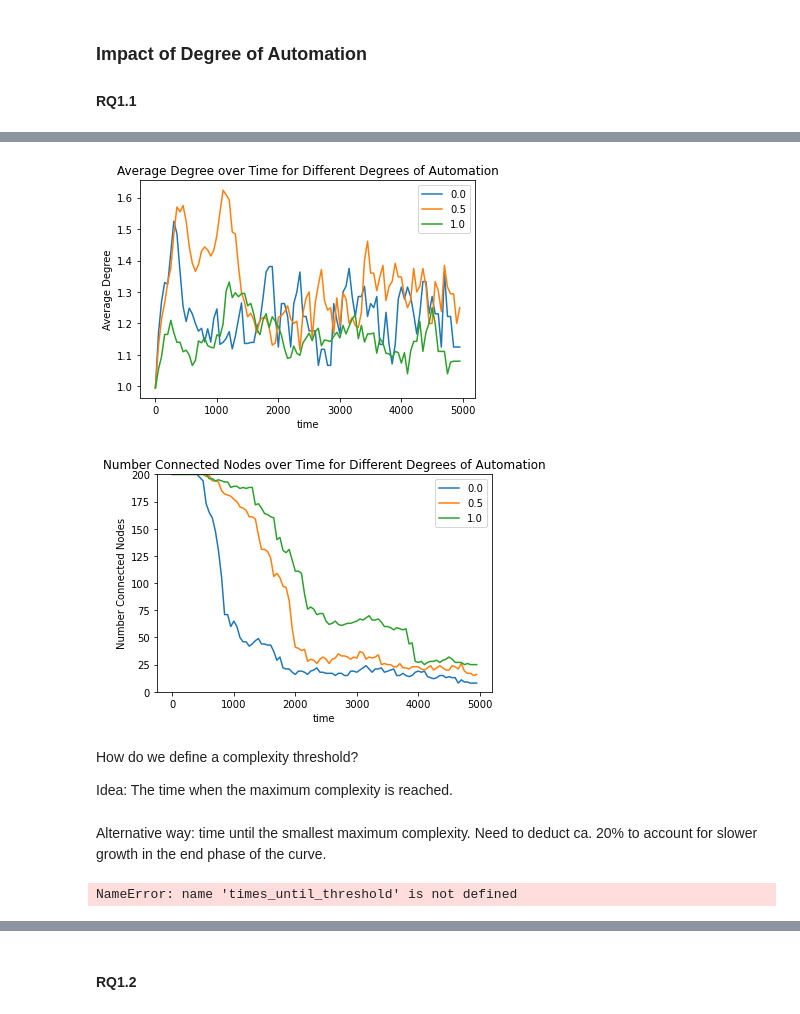
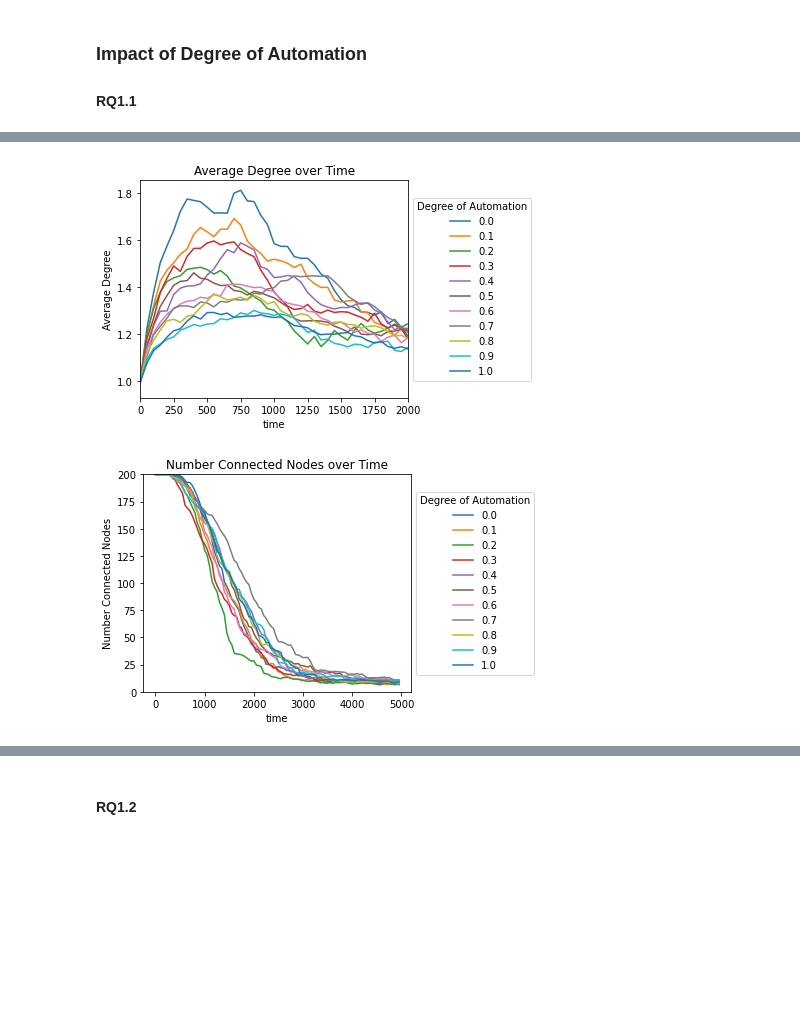
Before and after one commit to lennartebert/process_simulation, a Jupyter notebook: Process Simulation.ipynb, the cells around one changed output, grey strips where cells are left out. Cells and saved outputs as stored; diff of their text form; code cells hidden in the pictures; blank space fills up the shorter version.

```diff
--- a/Process Simulation.ipynb
+++ b/Process Simulation.ipynb
@@ -15,7 +16,7 @@ import os
 # %% [markdown]
 Global settings
 # %%
-load_results_from_path = False
+load_results_from_path = True
 # %% [markdown]
 ## Replication of Results by Pentland
 # %% [markdown]
@@ -198,11 +200,12 @@ i = 0 # percentage of non-standard case input
 v_h_i = v_h # chance of variation for a human actor if process input is non-standard
 v_a_i = v_a # chance of variation if automized activity if process input is non-standard
 
+complexity_measure = 'Average Degree'
+
+# TODO set for final experiment
 runs_per_experiment = 10 # number of runs for each experiment
+experiments = 10
 
-# varying
-
-experiments = 2
 a_values = [i/experiments for i in range(0, experiments + 1, 1)] # percentage of activities that are automated
 # %%
 a_results_path = os.path.join('experiment_results', 'results_a_values.pkl')
@@ -228,23 +244,31 @@ else:
 # %%
+avg_simulation_results = [simulation_result.groupby(level=1).mean() for simulation_result in simulation_results]
+
 # overlay the complexity curve of the graphs
 fig, ax = plt.subplots()
-for a_value, simulation_result in zip(a_values, simulation_results):
-    simulation_result.plot(y = 'average degree',ax = ax, label = a_value)
-ax.set_ylabel("Average Degree")
-ax.set_title("Average Degree over Time for Different Degrees of Automation")
+for a_value, simulation_result in zip(a_values, avg_simulation_results):
+    simulation_result.plot(y = complexity_measure.lower(),ax = ax, label = a_value)
+ax.set_ylabel(complexity_measure)
+ax.set_xlim(0, 2000)
+ax.set_title(f"{complexity_measure} over Time")
+
+box = ax.get_position()
+ax.set_position([box.x0, box.y0, box.width * 0.8, box.height])
+ax.legend(loc='center left', bbox_to_anchor=(1, 0.5), title='Degree of Automation')
 
 # overlay the number_of_connected_nodes of the graphs
 fig, ax = plt.subplots()
-for a_value, simulation_result in zip(a_values, simulation_results):
-    simulation_result.plot(y = 'number of connected nodes',ax = ax, label = a_value)
+for a_value, simulation_result in zip(a_values, avg_simulation_results):
+    simulation_result.plot(y = 'number of connected nodes', ax = ax, label = a_value)
 ax.set_ylabel("Number Connected Nodes")
 ax.set_ylim(0, l)
-ax.set_title("Number Connected Nodes over Time for Different Degrees of Automation")
+ax.set_title("Number Connected Nodes over Time")
+
+box = ax.get_position()
+ax.set_position([box.x0, box.y0, box.width * 0.8, box.height])
+ax.legend(loc='center left', bbox_to_anchor=(1, 0.5), title='Degree of Automation')
+
 pass
 # %% [output]
-[figure, old version]
+[figure, new version]
-[figure, old version]
+[figure, new version]
-# %% [markdown]
-How do we define a complexity threshold?
-
-Idea: The time when the maximum complexity is reached.
@@ -265,2 +274,0 @@ pass
-# %% [markdown]
-Alternative way: time until the smallest maximum complexity. Need to deduct ca. 20% to account for slower growth in the end phase of the curve.
@@ -283,11 +274,0 @@ for a_value, simulation_result in zip(a_values, simulation_results):
-# %%
-times_til_max_complexity_series = pd.Series(times_until_threshold, a_values)
-
-fig, ax = plt.subplots()
-times_til_max_complexity_series.plot()
-ax.set_title('Time until Complexity Threshold')
-ax.set_ylabel('time')
-ax.set_xlabel('degree of automation')
-pass
-# %% [output]
-NameError: name 'times_until_threshold' is not defined
```
Also changed, not shown: parts of 91 cells of this notebook, 8 other files.
